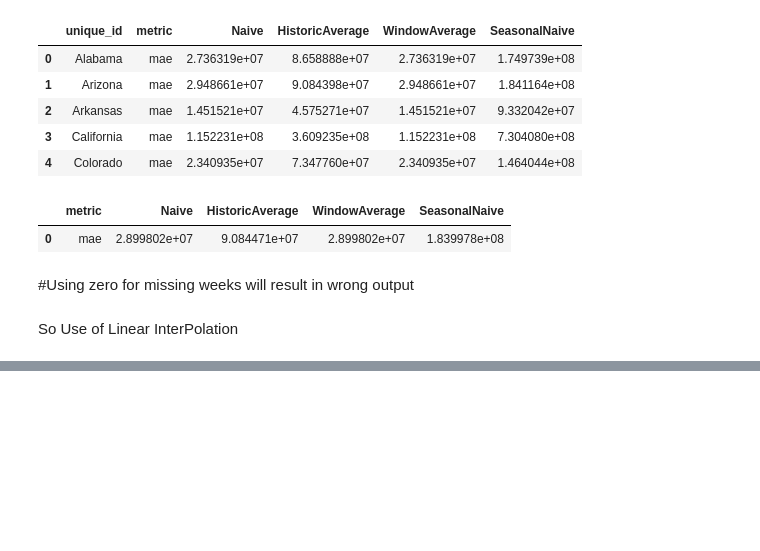
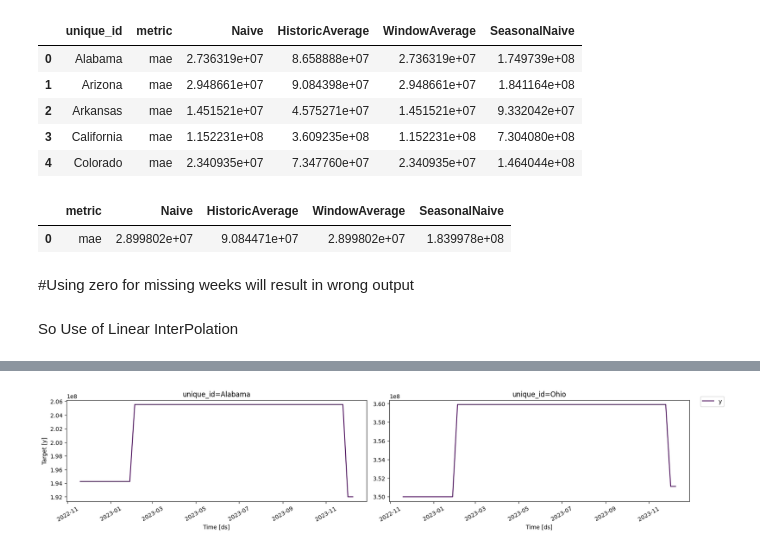
Before and after one commit to shashank-518/Forecasting, a Jupyter notebook: Research_Notebook/app.ipynb, the cells around one changed output, grey strips where cells are left out. Cells and saved outputs as stored; diff of their text form; code cells hidden in the pictures; blank space fills up the shorter version.

```diff
--- a/Research_Notebook/app.ipynb
+++ b/Research_Notebook/app.ipynb
@@ -278,2 +290,11 @@ weekly_df = (
 # %%
-weekly_df
+weekly_df = (
+    df
+    .set_index("ds")
+    .groupby("unique_id")["y"]
+    .resample("W-SAT")   # align week
+    .asfreq()
+    .ffill()             # forward fill
+    .bfill()             # fill start if needed
+    .reset_index()
+)
@@ -293,0 +317,4 @@ weekly_df
+# %%
+plot_series(df=weekly_df, ids=["Alabama", "Ohio"],max_insample_length=56, palette="viridis")
+# %% [output]
+[figure, added]
```
Also changed, not shown: parts of 14 cells of this notebook, 31 other files.
